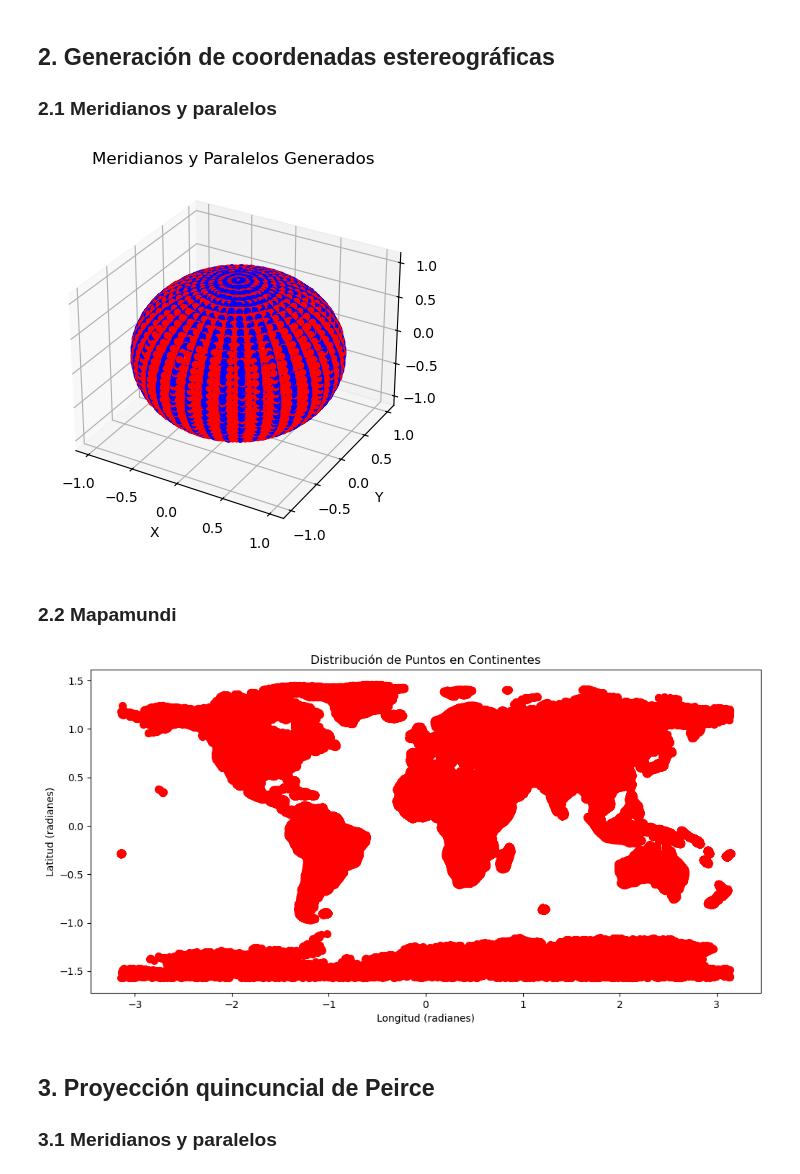
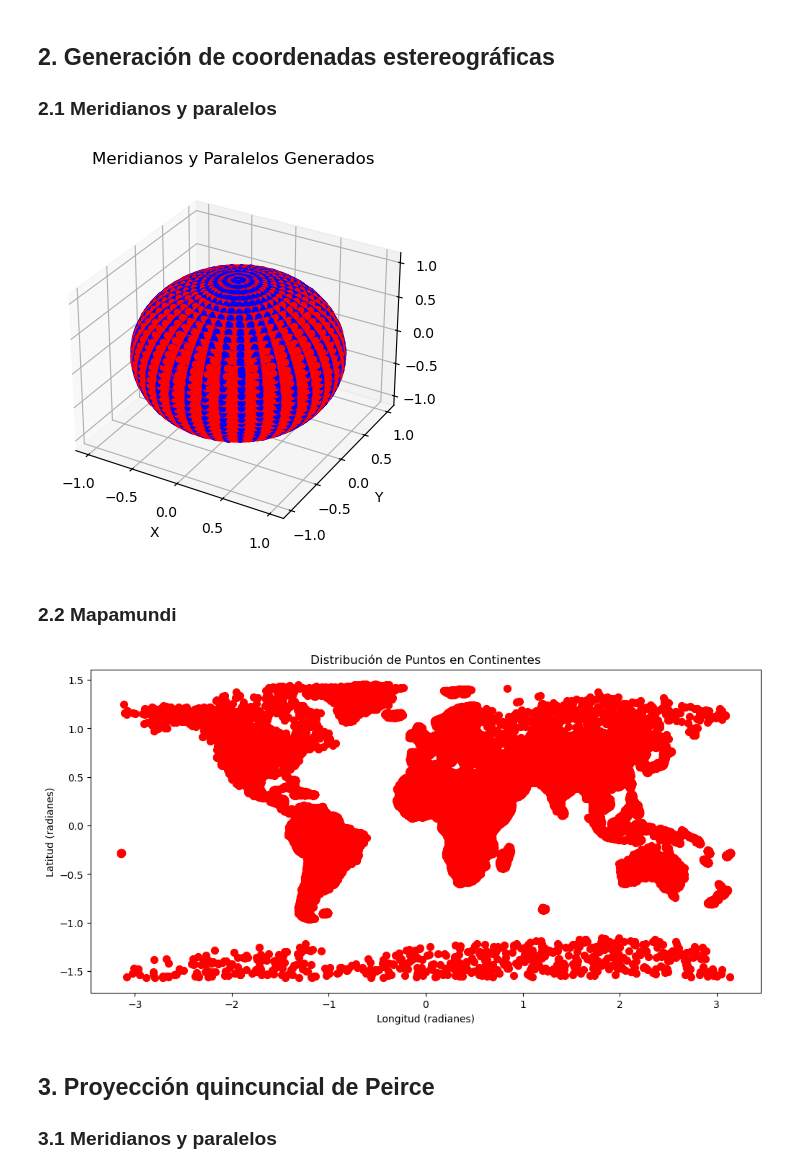
Before and after one commit to gaarboledag/N-uncial-Projection-Numeric-Implementation, a Jupyter notebook: Quincuncial Proyection.ipynb, the cells around one changed output. Cells and saved outputs as stored; diff of their text form; code cells hidden in the pictures.

```diff
--- a/Quincuncial Proyection.ipynb
+++ b/Quincuncial Proyection.ipynb
@@ -24,22 +24,22 @@ mpf('1.8540746773013719')
 ## 2. Generación de coordenadas estereográficas
 ### 2.1 Meridianos y paralelos
 # %%
-meridianos = generar_meridianos(37, 100)
-paralelos = generar_paralelos(37, 100)
+meridianos = generar_meridianos(37, 200) #(numero_de_meridianos, numero_de_punos_por_meridiano)
+paralelos = generar_paralelos(37, 200) #(numero_de_paralelos, numero_de_punos_por_paralelo)
 
-#gráfico de los meridianos y paralelos generados. meridianos en rojo y paralelos en azul.
+#gráfico de los meridianos y paralelos generados. Meridianos en azul y paralelos en rojo.
 plot_esfera(meridianos, paralelos)
 # %% [output]
-[figure, old version]
+[figure, new version]
 # %% [markdown]
 ### 2.2 Mapamundi
 # %%
 mapamundi = "data/ne_110m_admin_0_countries.shp"
-num_puntos = 1000000
+num_puntos = 100000
 coordenadas_puntos = generar_puntos_en_continentes(mapamundi, num_puntos)
 plot_generated_mapamundi(mapamundi, coordenadas_puntos)
 # %% [output]
-[figure, old version]
+[figure, new version]
 # %% [markdown]
 ## 3. Proyección quincuncial de Peirce
 ### 3.1 Meridianos y paralelos
```
Also changed, not shown: parts of 3 cells of this notebook, 2 other files.
